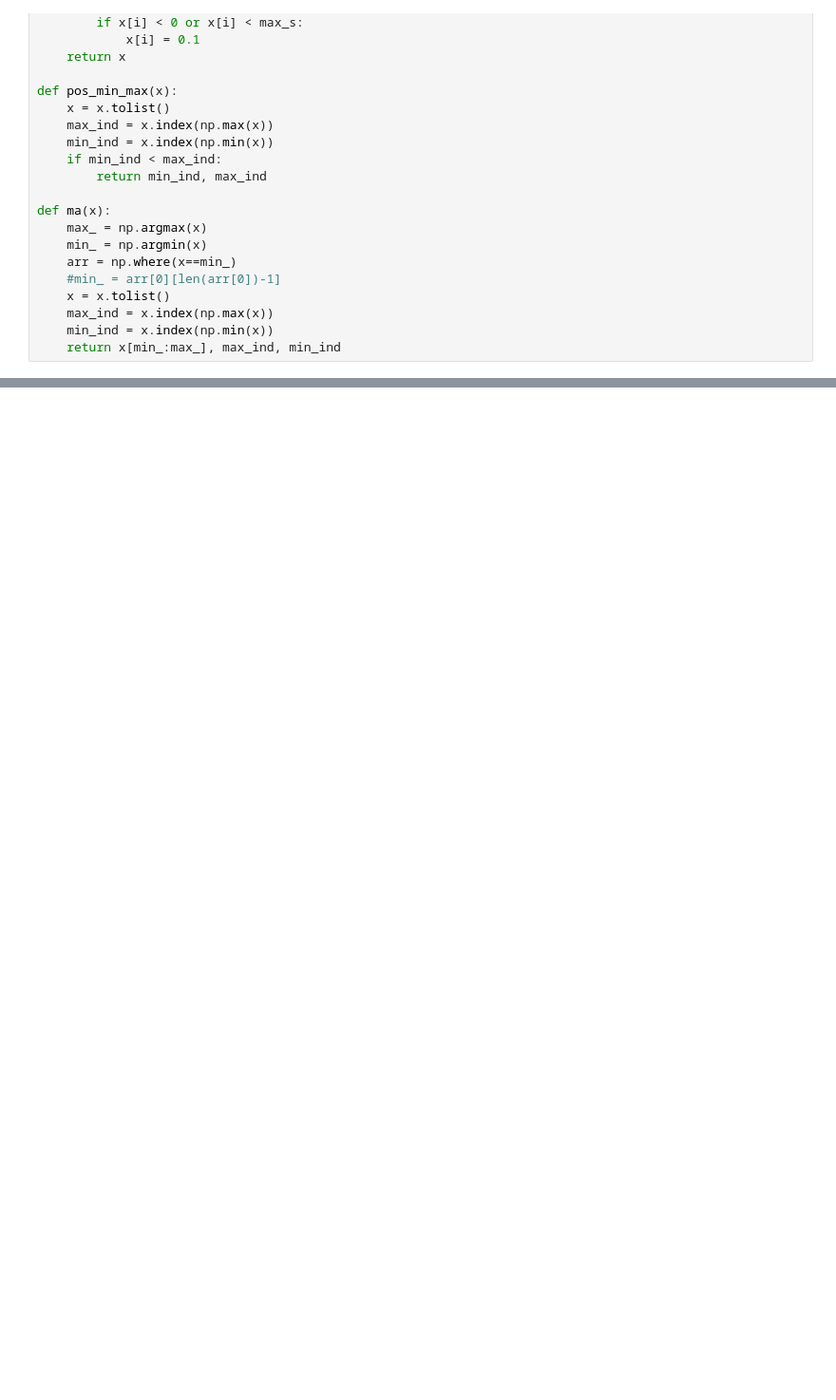
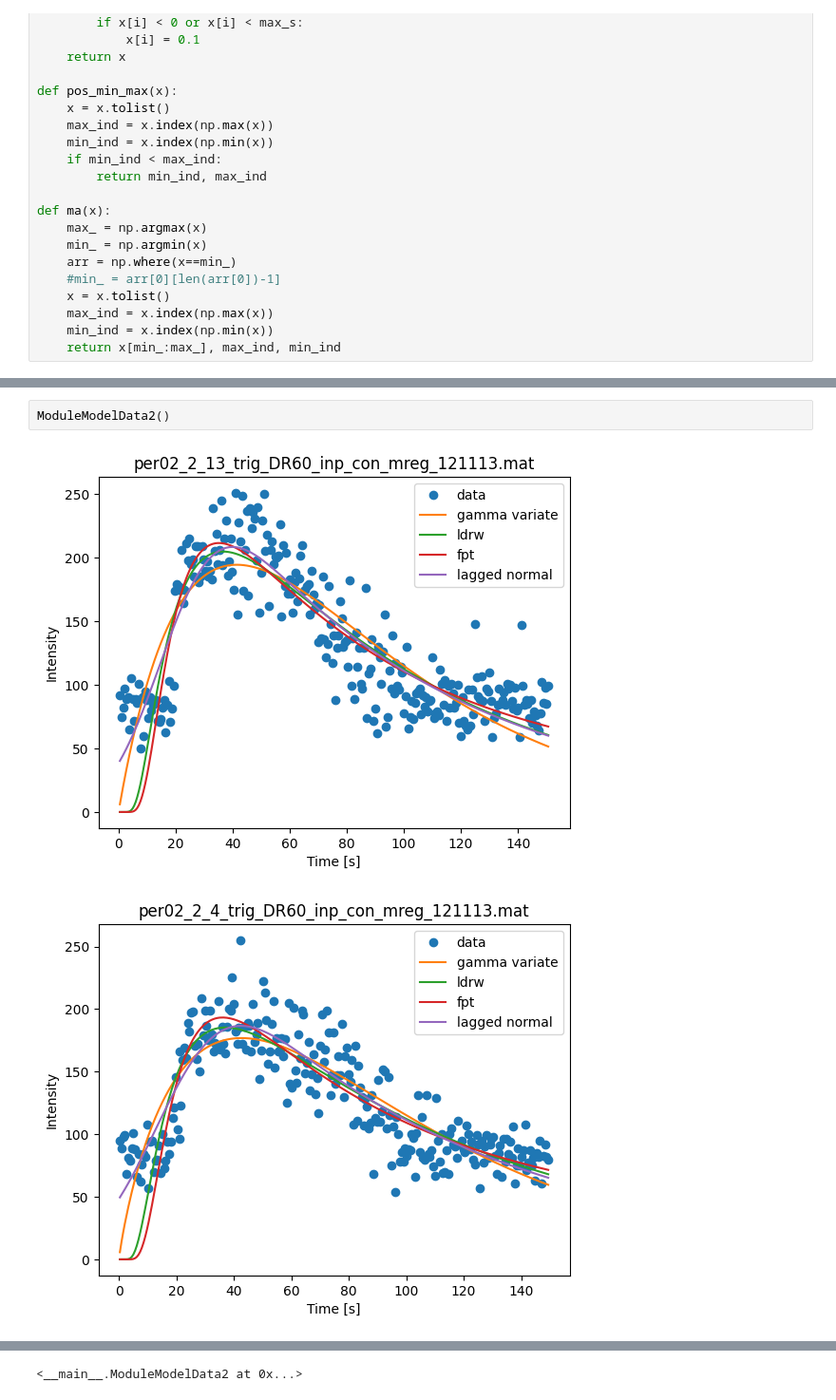
Before and after one commit to genGrievouz/dipl, a Jupyter notebook: try.ipynb, the cells around one changed output, grey strips where cells are left out. Shown at 95% size. Cells and saved outputs as stored; diff of their text form; blank space fills up the shorter version.

```diff
--- a/try.ipynb
+++ b/try.ipynb
@@ -168,0 +228,5 @@ TypeError: 'int' object is not callable
+# %%
+ModuleModelData2()
+# %% [output]
+[figure, added]
+[figure, added]
@@ -168,0 +237 @@ TypeError: 'int' object is not callable
+<__main__.ModuleModelData2 at 0x...>
```
Also changed, not shown: parts of 7 cells of this notebook, 26 other files.
